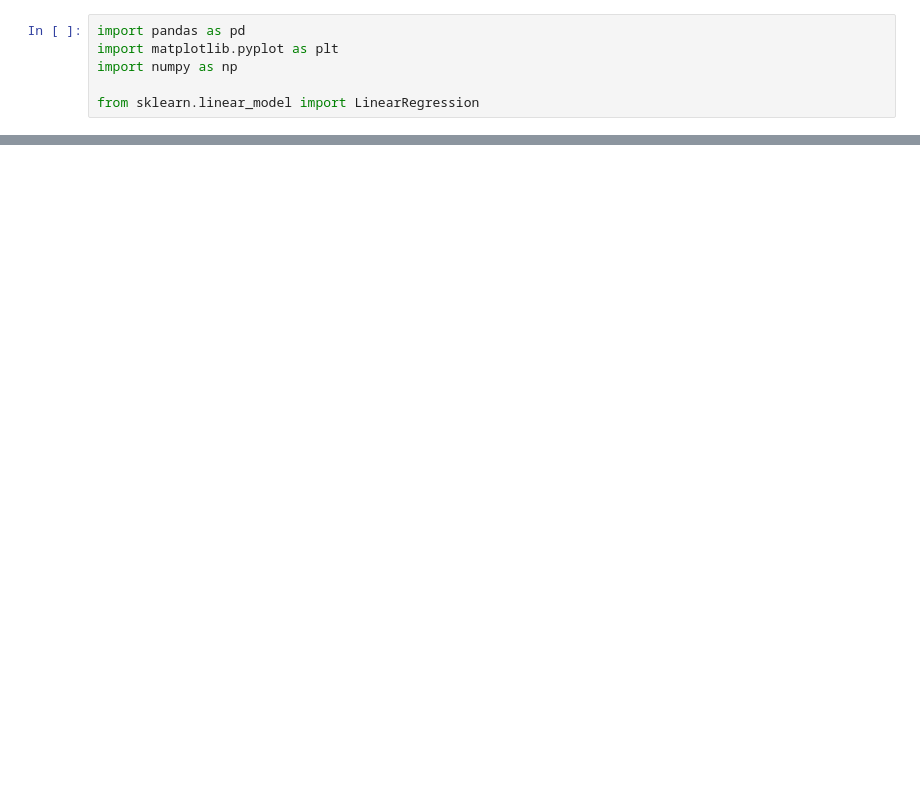
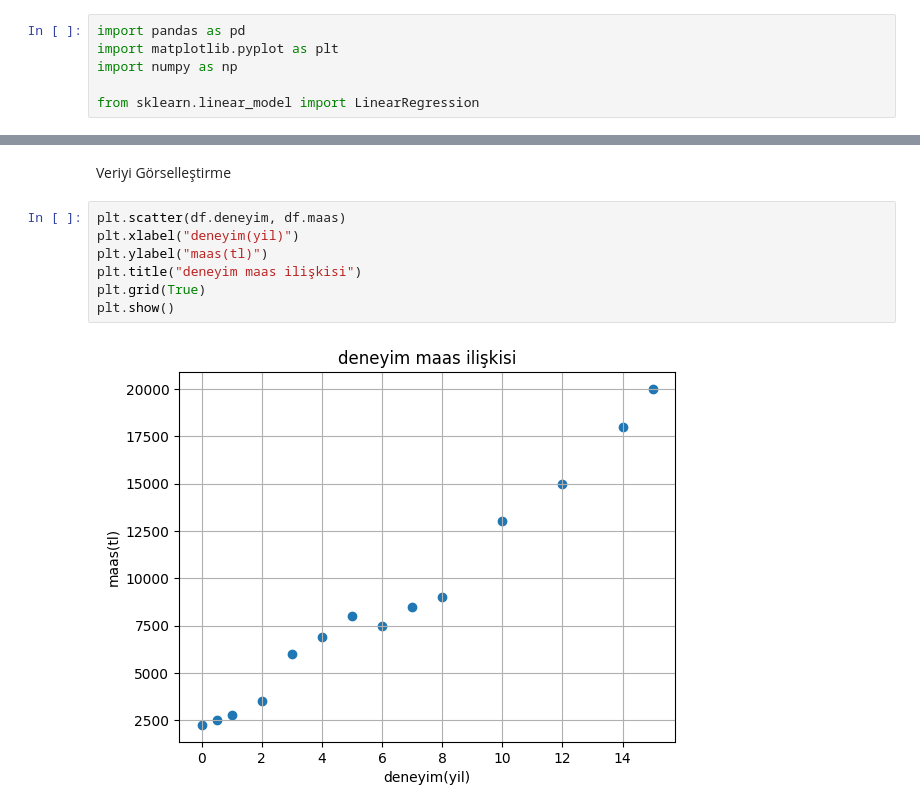
Before and after one commit to EmreUludag0/BTK-VeriBilimiMakineOgrenimiBootcamp, a Jupyter notebook: pythonMakineOgrenmesi/makineOgrenimi.ipynb, the cells around one changed output, grey strips where cells are left out. Drawn from its saved outputs; the diff is of its cells as text; blank space fills up the shorter version.

```diff
--- a/pythonMakineOgrenmesi/makineOgrenimi.ipynb
+++ b/pythonMakineOgrenmesi/makineOgrenimi.ipynb
@@ -16,0 +15,11 @@ df.head()
+# %% [markdown]
+Veriyi Görselleştirme
+# %%
+plt.scatter(df.deneyim, df.maas)
+plt.xlabel("deneyim(yil)")
+plt.ylabel("maas(tl)")
+plt.title("deneyim maas ilişkisi")
+plt.grid(True)
+plt.show()
+# %% [output]
+[figure, added]
```
Also changed, not shown: parts of 3 cells of this notebook.
